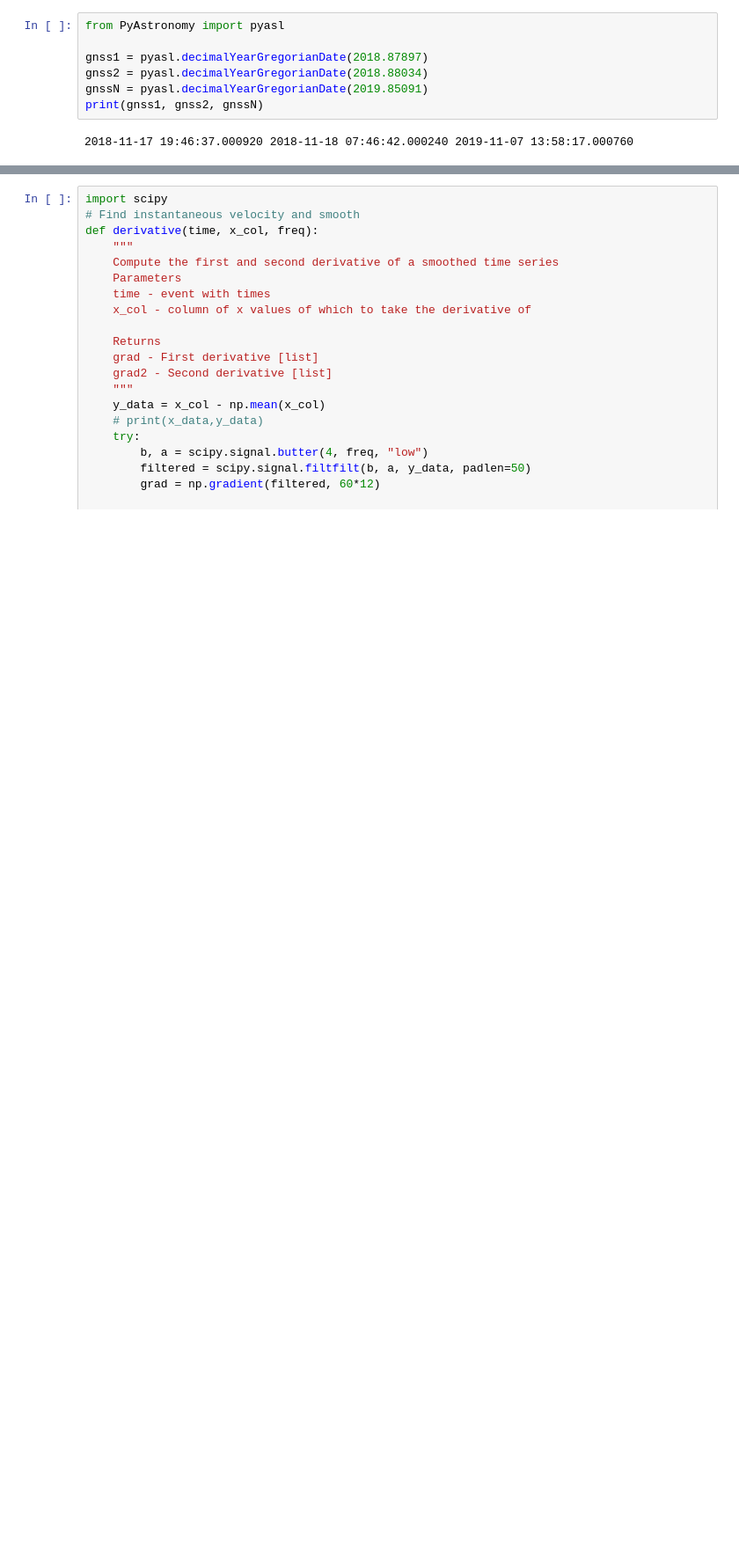
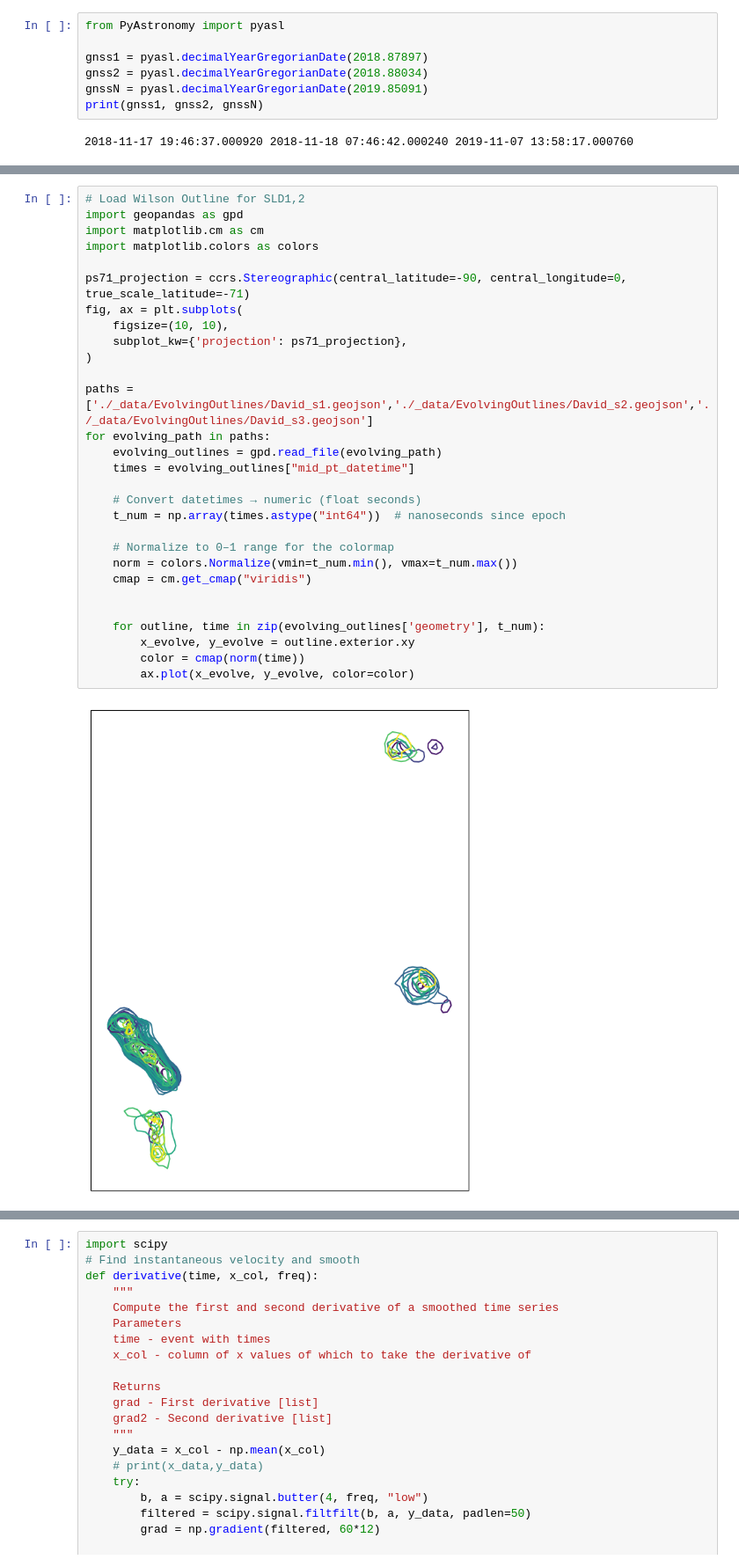
Before and after one commit to zsk4/david_seismic, a Jupyter notebook: NormalReflect.ipynb, the cells around one changed output, grey strips where cells are left out. Shown at 88% size. Saved outputs shown, nothing was run; the diff lists cells and outputs as text; blank space fills up the shorter version.

```diff
--- a/NormalReflect.ipynb
+++ b/NormalReflect.ipynb
@@ -199,6 +195,37 @@ def ll2xy(lon: list[float], lat: list[float]) -> tuple[list[float], list[float]]
     ll_to_xy = Transformer.from_crs(crs_ll, crs_xy, always_xy=True)
     x, y = ll_to_xy.transform(lon, lat)
     return x, y
+# %%
+# Load Wilson Outline for SLD1,2
+import geopandas as gpd
+import matplotlib.cm as cm
+import matplotlib.colors as colors
+
+ps71_projection = ccrs.Stereographic(central_latitude=-90, central_longitude=0, true_scale_latitude=-71)
+fig, ax = plt.subplots(
+    figsize=(10, 10),
+    subplot_kw={'projection': ps71_projection},
+)
+
+paths = ['./_data/EvolvingOutlines/David_s1.geojson','./_data/EvolvingOutlines/David_s2.geojson','./_data/EvolvingOutlines/David_s3.geojson']
+for evolving_path in paths:
+    evolving_outlines = gpd.read_file(evolving_path)
+    times = evolving_outlines["mid_pt_datetime"]
+
+    # Convert datetimes → numeric (float seconds)
+    t_num = np.array(times.astype("int64"))  # nanoseconds since epoch
+
+    # Normalize to 0–1 range for the colormap
+    norm = colors.Normalize(vmin=t_num.min(), vmax=t_num.max())
+    cmap = cm.get_cmap("viridis")
+
+
+    for outline, time in zip(evolving_outlines['geometry'], t_num):
+        x_evolve, y_evolve = outline.exterior.xy
+        color = cmap(norm(time))
+        ax.plot(x_evolve, y_evolve, color=color)
+# %% [output]
+[figure, added]
 # %%
 ps71_projection = ccrs.Stereographic(central_latitude=-90, central_longitude=0, true_scale_latitude=-71)
 fig, ax = plt.subplots(
```
Also changed, not shown: parts of 9 cells of this notebook, 11 other files.
